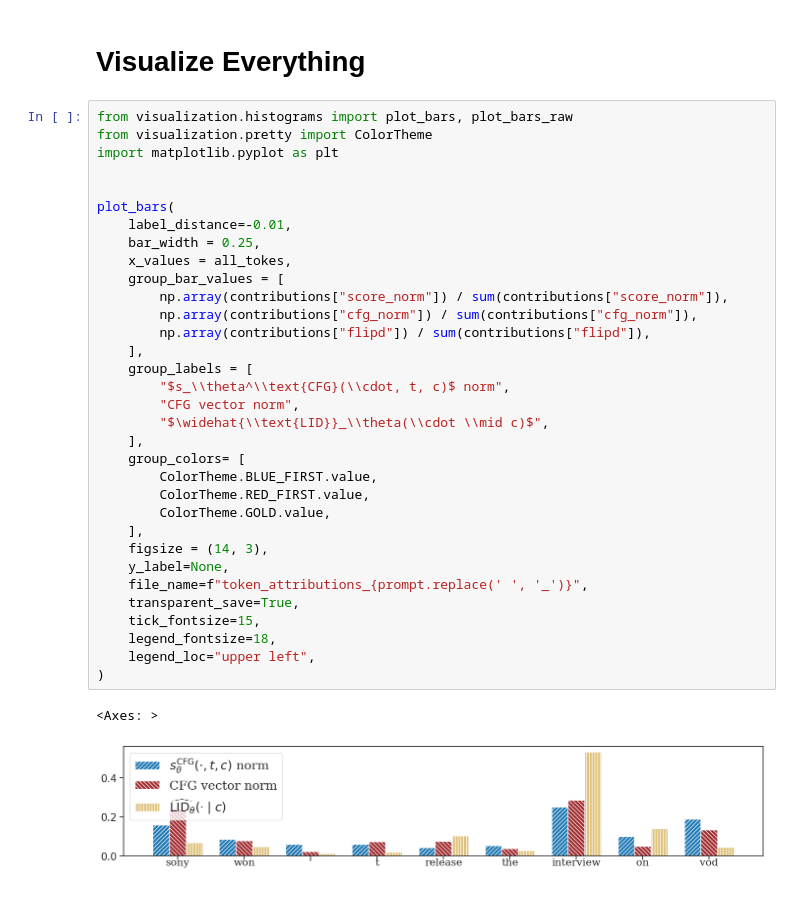
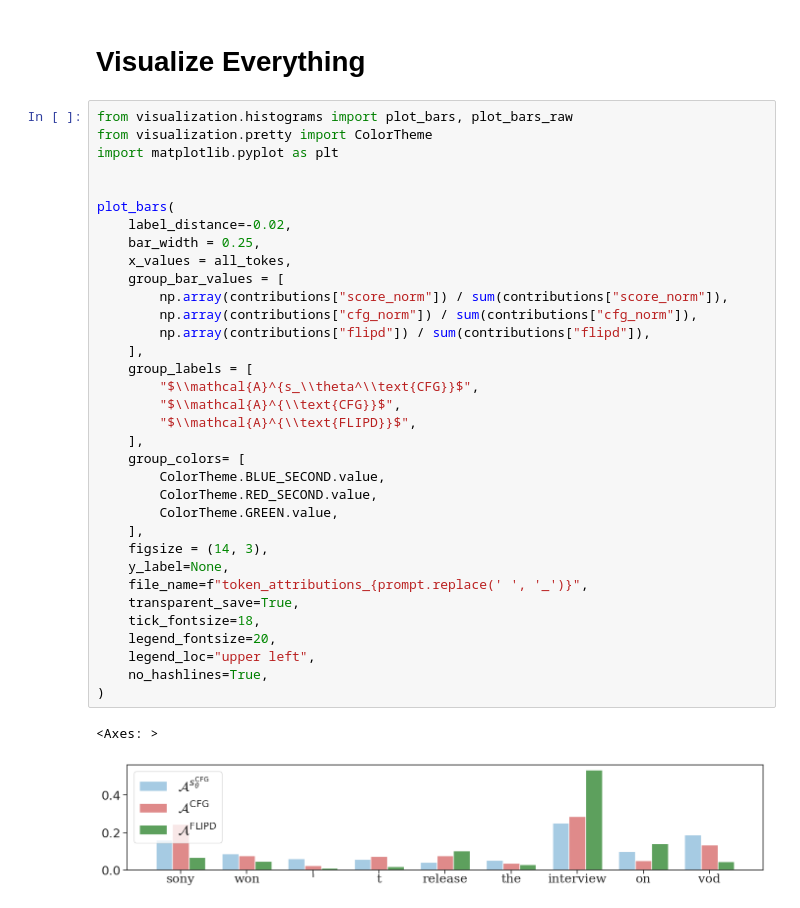
Before and after one commit to HamidrezaKmK/diffusion_memorization, a Jupyter notebook: paper_figures/token_attribution.ipynb, the cells around one changed output. Drawn from its saved outputs; the diff is of its cells as text.

Commit message:
update token attribution plots

```diff
--- a/paper_figures/token_attribution.ipynb
+++ b/paper_figures/token_attribution.ipynb
@@ -100,36 +100,37 @@ for method in ["score_norm", "cfg_norm", "flipd"]:
 # %%
 from visualization.histograms import plot_bars, plot_bars_raw
 from visualization.pretty import ColorTheme
 import matplotlib.pyplot as plt
 
 
 plot_bars(
-    label_distance=-0.01,
+    label_distance=-0.02,
     bar_width = 0.25,
     x_values = all_tokes,
     group_bar_values = [
         np.array(contributions["score_norm"]) / sum(contributions["score_norm"]),
         np.array(contributions["cfg_norm"]) / sum(contributions["cfg_norm"]),
         np.array(contributions["flipd"]) / sum(contributions["flipd"]),
     ],
     group_labels = [
-        "$s_\\theta^\\text{CFG}(\\cdot, t, c)$ norm",
-        "CFG vector norm",
-        "$\widehat{\\text{LID}}_\\theta(\\cdot \\mid c)$",
+        "$\\mathcal{A}^{s_\\theta^\\text{CFG}}$",
+        "$\\mathcal{A}^{\\text{CFG}}$",
+        "$\\mathcal{A}^{\\text{FLIPD}}$",
     ],
     group_colors= [
-        ColorTheme.BLUE_FIRST.value,
-        ColorTheme.RED_FIRST.value,
-        ColorTheme.GOLD.value,
+        ColorTheme.BLUE_SECOND.value,
+        ColorTheme.RED_SECOND.value,
+        ColorTheme.GREEN.value,
     ],
     figsize = (14, 3),
     y_label=None,
     file_name=f"token_attributions_{prompt.replace(' ', '_')}",
     transparent_save=True,
-    tick_fontsize=15,
-    legend_fontsize=18,
+    tick_fontsize=18,
+    legend_fontsize=20,
     legend_loc="upper left",
+    no_hashlines=True,
 )
 # %% [output]
 <Axes: >
-[figure, old version]
+[figure, new version]
```
Also changed, not shown: 6 other files.
